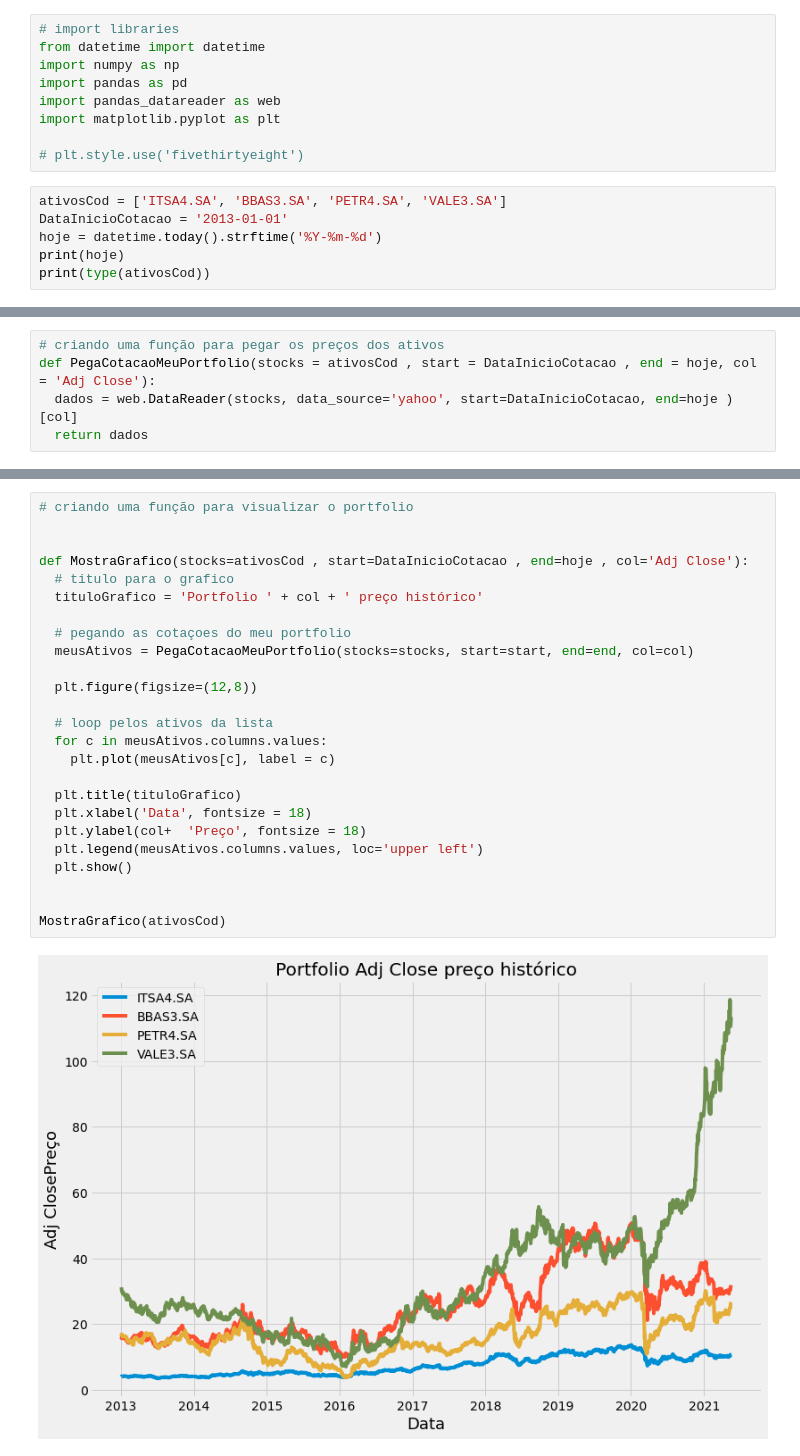
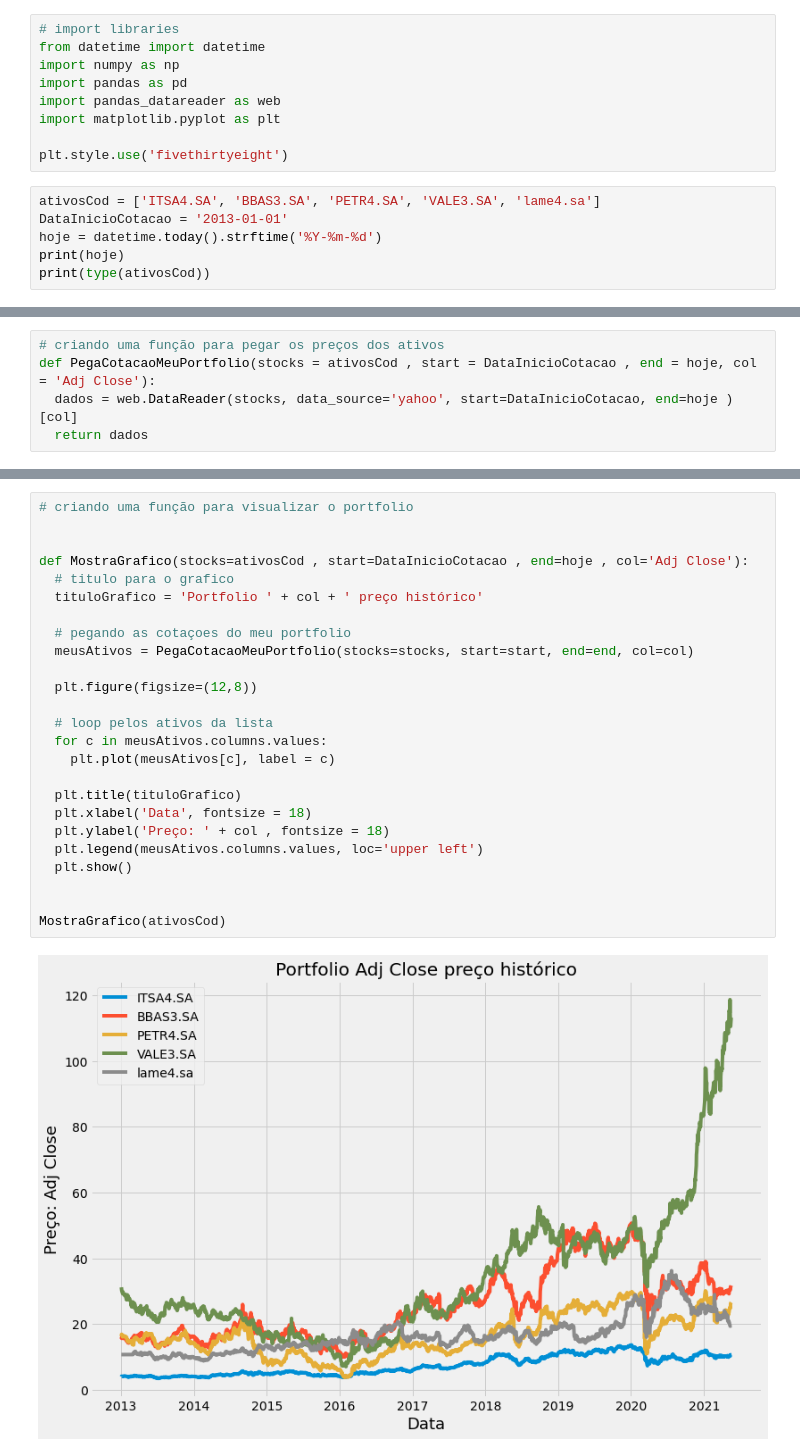
Before and after one commit to rcarasek/Python-for-Investment, a Jupyter notebook: Python_For_FinanceBovespa.ipynb, the cells around one changed output, grey strips where cells are left out. Saved outputs shown, nothing was run; the diff lists cells and outputs as text.

```diff
--- a/Python_For_FinanceBovespa.ipynb
+++ b/Python_For_FinanceBovespa.ipynb
@@ -8,9 +8,9 @@ import pandas as pd
 import pandas_datareader as web
 import matplotlib.pyplot as plt
 
-# plt.style.use('fivethirtyeight')
+plt.style.use('fivethirtyeight')
 # %%
-ativosCod = ['ITSA4.SA', 'BBAS3.SA', 'PETR4.SA', 'VALE3.SA']
+ativosCod = ['ITSA4.SA', 'BBAS3.SA', 'PETR4.SA', 'VALE3.SA', 'lame4.sa']
 DataInicioCotacao = '2013-01-01'
 hoje = datetime.today().strftime('%Y-%m-%d')
 print(hoje)
@@ -59,27 +59,27 @@ meusAtivos
 # %%
 # criando uma função para visualizar o portfolio
 
 
 def MostraGrafico(stocks=ativosCod , start=DataInicioCotacao , end=hoje , col='Adj Close'):
   # titulo para o grafico
   tituloGrafico = 'Portfolio ' + col + ' preço histórico'
 
   # pegando as cotaçoes do meu portfolio
   meusAtivos = PegaCotacaoMeuPortfolio(stocks=stocks, start=start, end=end, col=col)
 
   plt.figure(figsize=(12,8))
 
   # loop pelos ativos da lista
   for c in meusAtivos.columns.values:
     plt.plot(meusAtivos[c], label = c)
 
   plt.title(tituloGrafico)
   plt.xlabel('Data', fontsize = 18)
-  plt.ylabel(col+  'Preço', fontsize = 18)
+  plt.ylabel('Preço: ' + col , fontsize = 18)
   plt.legend(meusAtivos.columns.values, loc='upper left')
   plt.show()
 
 
 MostraGrafico(ativosCod)
 # %% [output]
-[figure, old version]
+[figure, new version]
```
Also changed, not shown: parts of 2 cells of this notebook.
